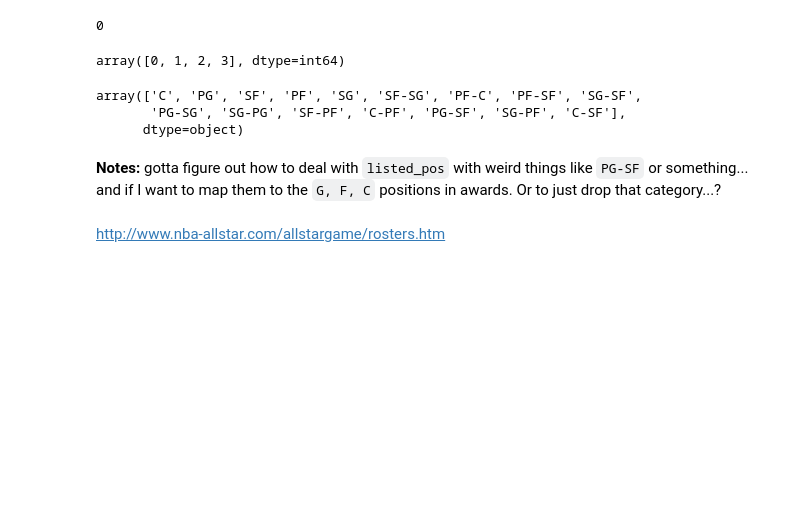
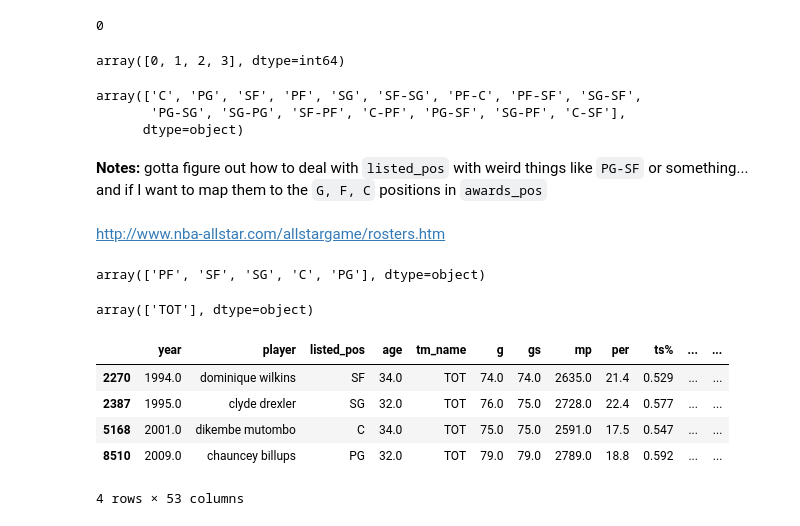
Before and after one commit to jquella/DSI_capstone, a Jupyter notebook: eda_v1.ipynb, the cells around one changed output. Cells and saved outputs as stored; diff of their text form; code cells hidden in the pictures; blank space fills up the shorter version.

```diff
--- a/eda_v1.ipynb
+++ b/eda_v1.ipynb
@@ -726,6 +727,30 @@ array(['C', 'PG', 'SF', 'PF', 'SG', 'SF-SG', 'PF-C', 'PF-SF', 'SG-SF',
        'PG-SG', 'SG-PG', 'SF-PF', 'C-PF', 'PG-SF', 'SG-PF', 'C-SF'],
       dtype=object)
 # %% [markdown]
-**Notes:** gotta figure out how to deal with `listed_pos` with weird things like `PG-SF` or something... and if I want to map them to the `G, F, C` positions in awards. Or to just drop that category...?
+**Notes:** gotta figure out how to deal with `listed_pos` with weird things like `PG-SF` or something... and if I want to map them to the `G, F, C` positions in `awards_pos`
 # %% [markdown]
 http://www.nba-allstar.com/allstargame/rosters.htm
+# %%
+merged[merged.award_tm != 0]['listed_pos'].unique()
+
+## that's no help...
+# %% [output]
+array(['PF', 'SF', 'SG', 'C', 'PG'], dtype=object)
+# %%
+merged[merged['listed_pos'].str.contains('-')]['tm_name'].unique()
+
+## A-HA! it's only some of the mid-year traded players... they played one position for team 1 and a different one for team 2
+## hmmm the smart thing to do would be to see which team they played the most games on, then use that position
+## the easy way would be to just take the most recent value
+# %% [output]
+array(['TOT'], dtype=object)
+# %%
+# check how many players have gotten all-nba during the same season they got traded.
+merged.loc[(merged.award_tm != 0) & (merged.tm_name == 'TOT')]
+# %% [output]
+|  | year | player | listed_pos | age | tm_name | g | gs | mp | per | ts% | ... | ... |
+| 2270 | 1994.0 | dominique wilkins | SF | 34.0 | TOT | 74.0 | 74.0 | 2635.0 | 21.4 | 0.529 | ... | ... |
+| 2387 | 1995.0 | clyde drexler | SG | 32.0 | TOT | 76.0 | 75.0 | 2728.0 | 22.4 | 0.577 | ... | ... |
+| 5168 | 2001.0 | dikembe mutombo | C | 34.0 | TOT | 75.0 | 75.0 | 2591.0 | 17.5 | 0.547 | ... | ... |
+| 8510 | 2009.0 | chauncey billups | PG | 32.0 | TOT | 79.0 | 79.0 | 2789.0 | 18.8 | 0.592 | ... | ... |
+4 rows × 53 columns
```
Also changed, not shown: parts of 32 cells of this notebook, 4 other files.
